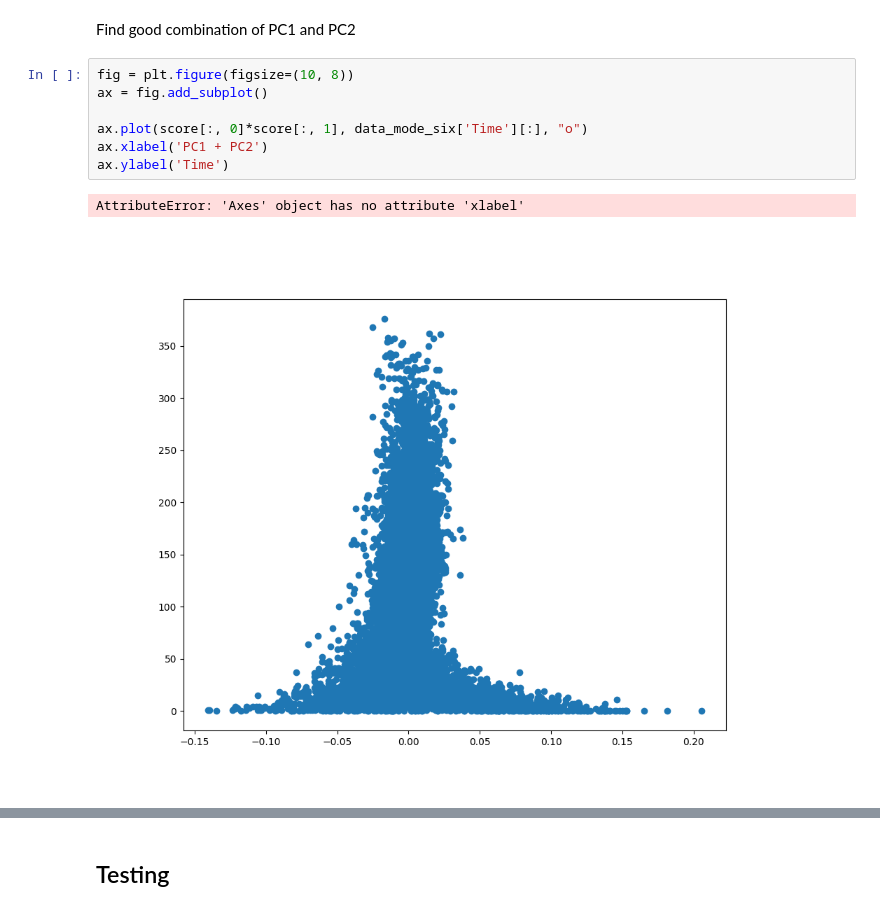
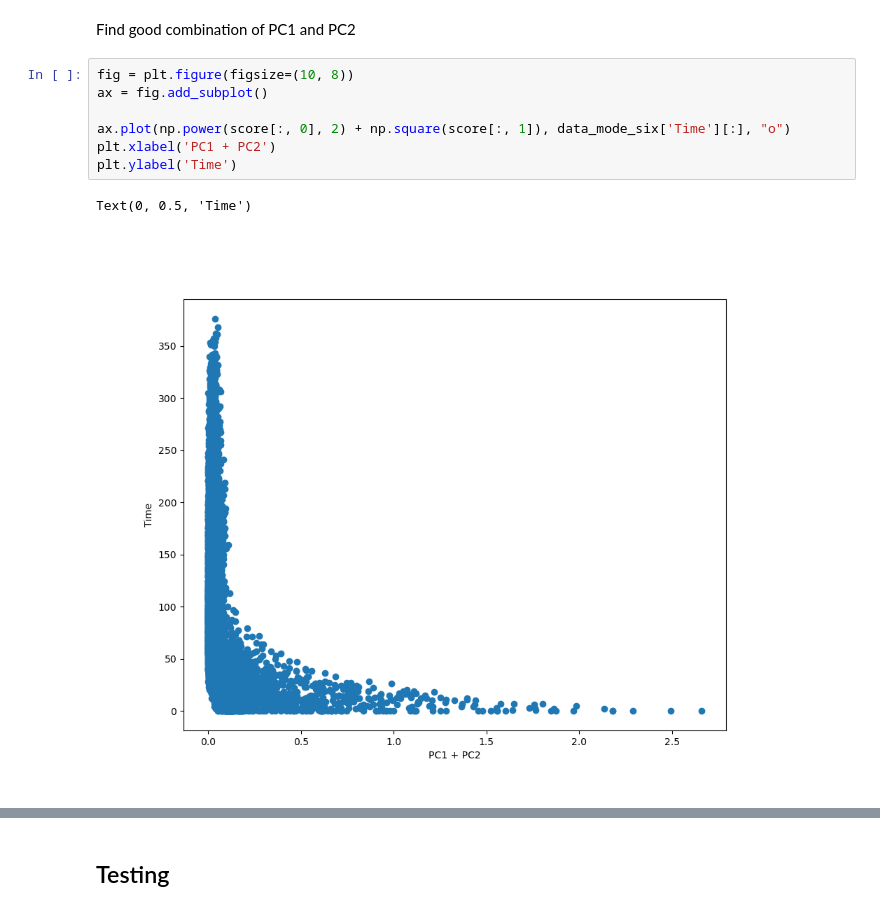
Before and after one commit to mfranzreb/DDMML_project, a Jupyter notebook: Turbofan/Master.ipynb, the cells around one changed output, grey strips where cells are left out. Saved outputs shown, nothing was run; the diff lists cells and outputs as text.

Commit message:
Test data

```diff
--- a/Turbofan/Master.ipynb
+++ b/Turbofan/Master.ipynb
@@ -245,10 +228,10 @@ Find good combination of PC1 and PC2
 # %%
 fig = plt.figure(figsize=(10, 8))
 ax = fig.add_subplot()
 
-ax.plot(score[:, 0]*score[:, 1], data_mode_six['Time'][:], "o")
-ax.xlabel('PC1 + PC2')
-ax.ylabel('Time')
+ax.plot(np.power(score[:, 0], 2) + np.square(score[:, 1]), data_mode_six['Time'][:], "o")
+plt.xlabel('PC1 + PC2')
+plt.ylabel('Time')
 # %% [output]
-AttributeError: 'Axes' object has no attribute 'xlabel'
+Text(0, 0.5, 'Time')
-[figure, old version]
+[figure, new version]
```
Also changed, not shown: parts of 10 cells of this notebook.
